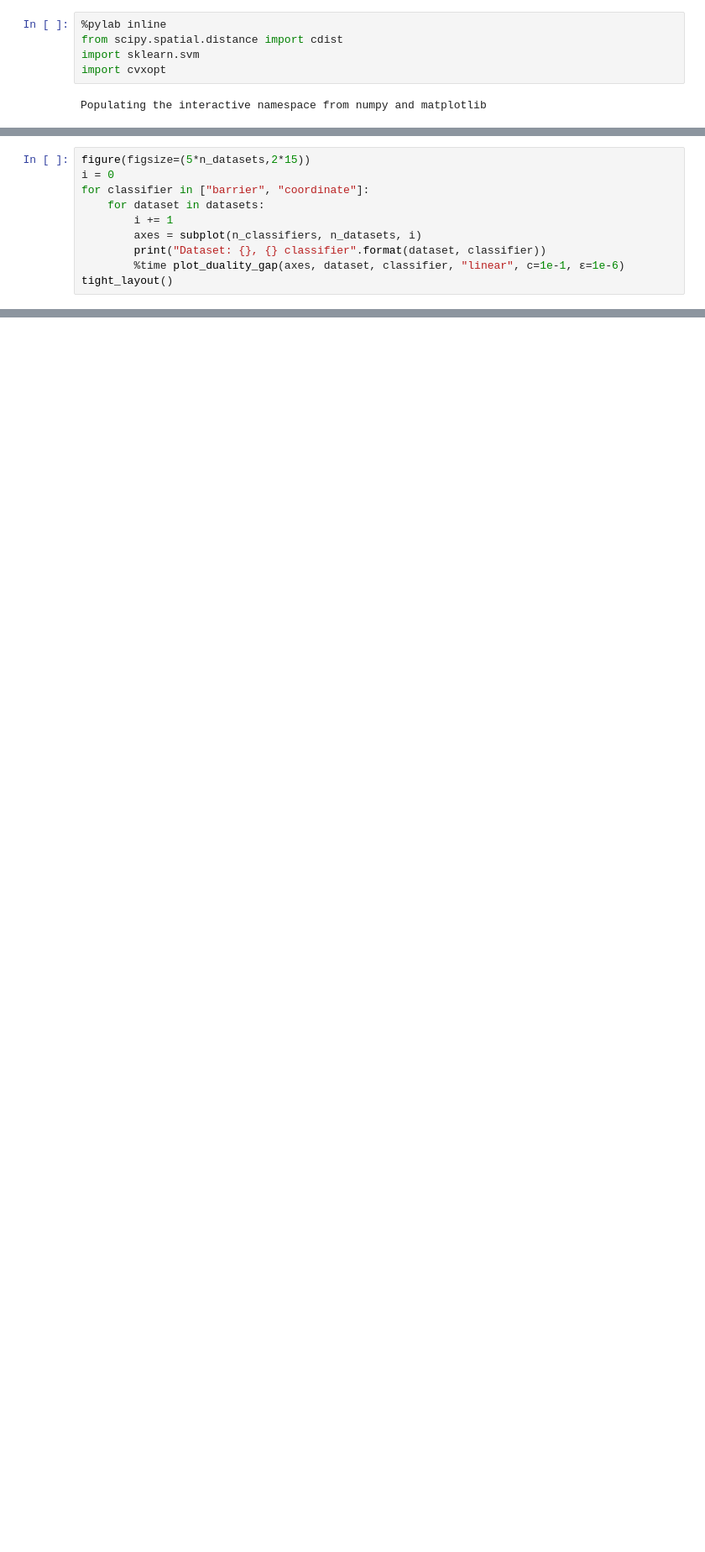
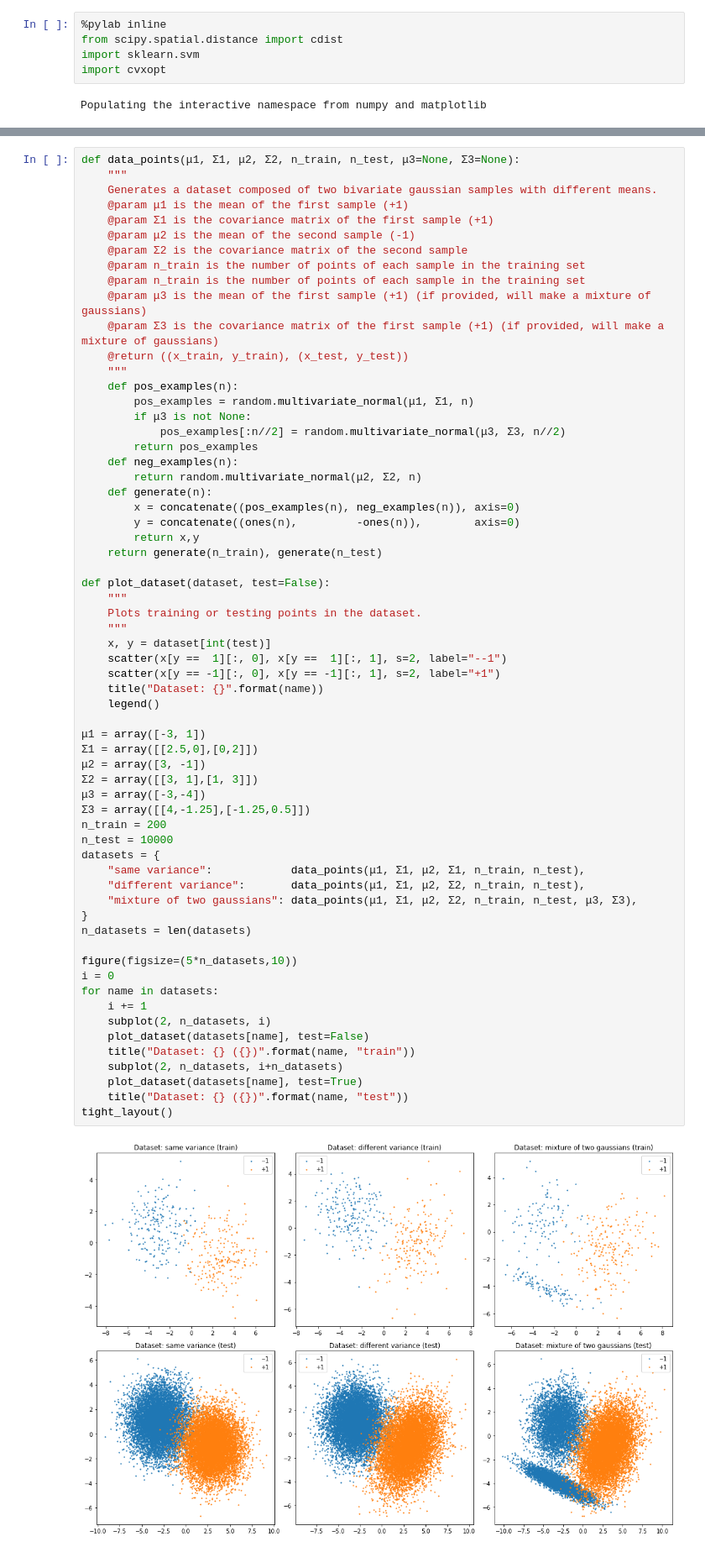
Before and after one commit to FlorentinGuth/SVM, a Jupyter notebook: SVM.ipynb, the cells around one changed output, grey strips where cells are left out. Shown at 84% size. Cells and saved outputs as stored; diff of their text form; blank space fills up the shorter version.

```diff
--- a/SVM.ipynb
+++ b/SVM.ipynb
@@ -845,10 +618,0 @@ KeyError: 'barrier'
-# %%
-figure(figsize=(5*n_datasets,2*15))
-i = 0
-for classifier in ["barrier", "coordinate"]:
-    for dataset in datasets:
-        i += 1
-        axes = subplot(n_classifiers, n_datasets, i)
-        print("Dataset: {}, {} classifier".format(dataset, classifier))
-        %time plot_duality_gap(axes, dataset, classifier, "linear", c=1e-1, ɛ=1e-6)
-tight_layout()
@@ -874,0 +681,65 @@ Use the logarithmic barrier code you wrote in HW1 to solve a small random instan
+# %%
+def data_points(μ1, Σ1, μ2, Σ2, n_train, n_test, μ3=None, Σ3=None):
+    """
+    Generates a dataset composed of two bivariate gaussian samples with different means.
+    @param μ1 is the mean of the first sample (+1)
+    @param Σ1 is the covariance matrix of the first sample (+1)
+    @param μ2 is the mean of the second sample (-1)
+    @param Σ2 is the covariance matrix of the second sample
+    @param n_train is the number of points of each sample in the training set
+    @param n_train is the number of points of each sample in the training set
+    @param μ3 is the mean of the first sample (+1) (if provided, will make a mixture of gaussians)
+    @param Σ3 is the covariance matrix of the first sample (+1) (if provided, will make a mixture of gaussians)
+    @return ((x_train, y_train), (x_test, y_test))
+    """
+    def pos_examples(n):
+        pos_examples = random.multivariate_normal(μ1, Σ1, n)
+        if μ3 is not None:
+            pos_examples[:n//2] = random.multivariate_normal(μ3, Σ3, n//2)
+        return pos_examples
+    def neg_examples(n):
+        return random.multivariate_normal(μ2, Σ2, n)
+    def generate(n):
+        x = concatenate((pos_examples(n), neg_examples(n)), axis=0)
+        y = concatenate((ones(n),         -ones(n)),        axis=0)
+        return x,y
+    return generate(n_train), generate(n_test)
+
+def plot_dataset(dataset, test=False):
+    """
+    Plots training or testing points in the dataset.
+    """
+    x, y = dataset[int(test)]
+    scatter(x[y ==  1][:, 0], x[y ==  1][:, 1], s=2, label="--1")
+    scatter(x[y == -1][:, 0], x[y == -1][:, 1], s=2, label="+1")
+    title("Dataset: {}".format(name))
+    legend()
+
+μ1 = array([-3, 1])
+Σ1 = array([[2.5,0],[0,2]])
+μ2 = array([3, -1])
+Σ2 = array([[3, 1],[1, 3]])
+μ3 = array([-3,-4])
+Σ3 = array([[4,-1.25],[-1.25,0.5]])
+n_train = 200
+n_test = 10000
+datasets = {
+    "same variance":            data_points(μ1, Σ1, μ2, Σ1, n_train, n_test),
+    "different variance":       data_points(μ1, Σ1, μ2, Σ2, n_train, n_test),
+    "mixture of two gaussians": data_points(μ1, Σ1, μ2, Σ2, n_train, n_test, μ3, Σ3),
+}
+n_datasets = len(datasets)
+
+figure(figsize=(5*n_datasets,10))
+i = 0
+for name in datasets:
+    i += 1
+    subplot(2, n_datasets, i)
+    plot_dataset(datasets[name], test=False)
+    title("Dataset: {} ({})".format(name, "train"))
+    subplot(2, n_datasets, i+n_datasets)
+    plot_dataset(datasets[name], test=True)
+    title("Dataset: {} ({})".format(name, "test"))
+tight_layout()
+# %% [output]
+[figure, added]
```
Also changed, not shown: parts of 52 cells of this notebook.
